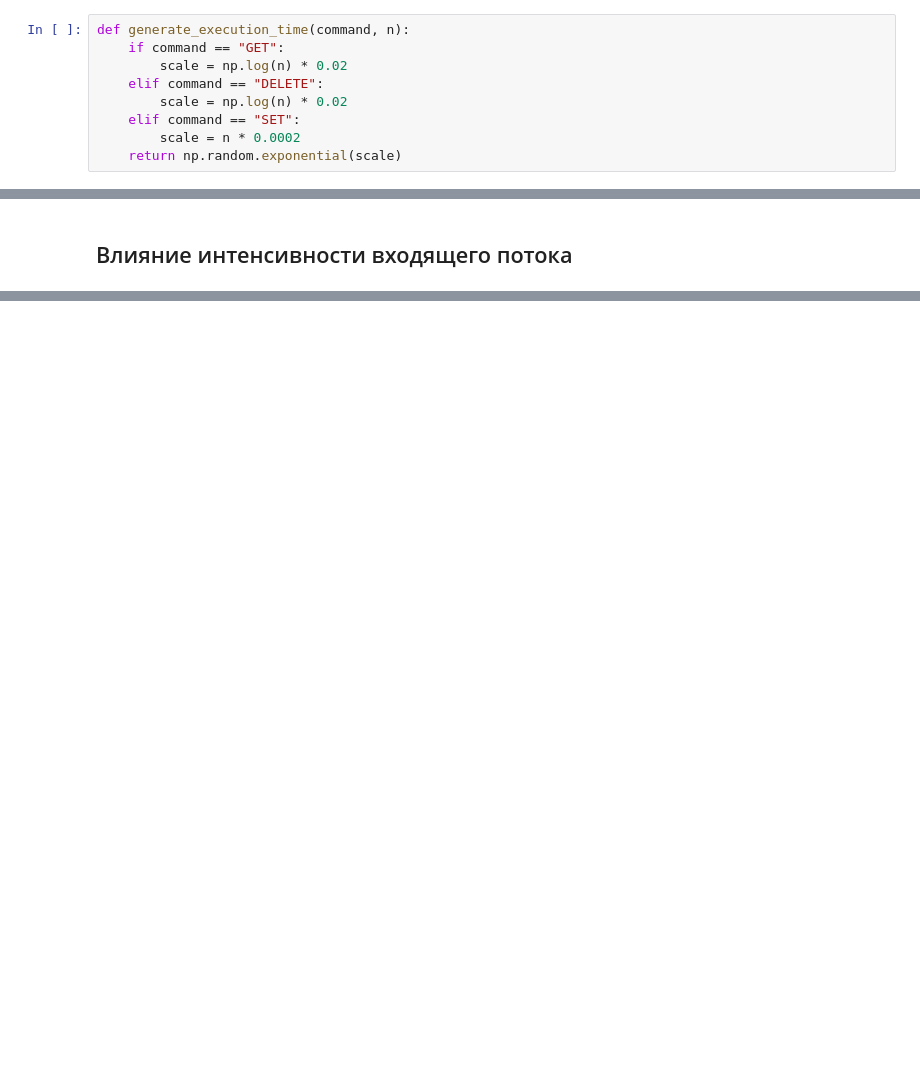
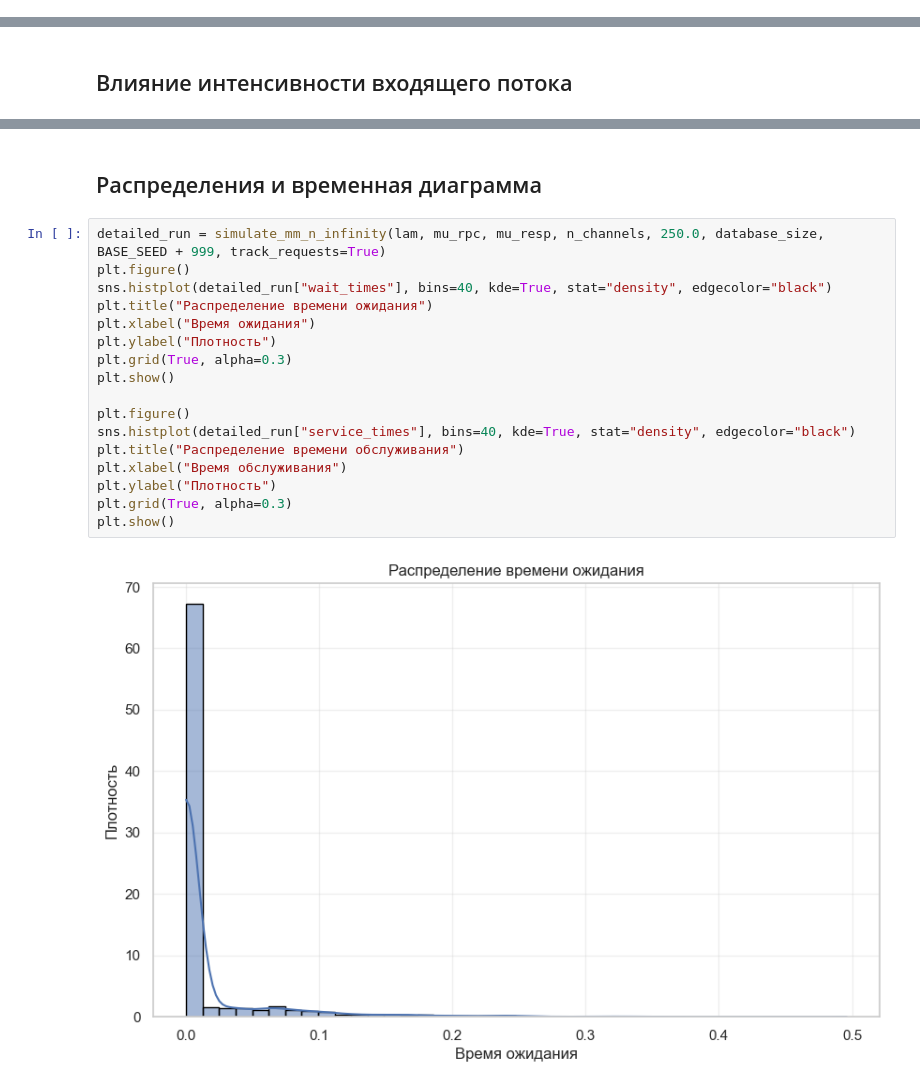
Before and after one commit to Claucdan/Queuing-Theory-ITMO-2026, a Jupyter notebook: labs/lab-2/lab2_experiments.ipynb, the cells around one changed output, grey strips where cells are left out. Cells and saved outputs as stored; diff of their text form; blank space fills up the shorter version.

```diff
--- a/labs/lab-2/lab2_experiments.ipynb
+++ b/labs/lab-2/lab2_experiments.ipynb
@@ -43,9 +0,0 @@ command_probabilities = [0.8, 0.15, 0.05]
-# %%
-def generate_execution_time(command, n):
-    if command == "GET":
-        scale = np.log(n) * 0.02
-    elif command == "DELETE":
-        scale = np.log(n) * 0.02
-    elif command == "SET":
-        scale = n * 0.0002
-    return np.random.exponential(scale)
@@ -692,0 +351,21 @@ plot_timeline_mm_n(timeline_result, T=30, n_channels=3)
+# %% [markdown]
+## Распределения и временная диаграмма
+# %%
+detailed_run = simulate_mm_n_infinity(lam, mu_rpc, mu_resp, n_channels, 250.0, database_size, BASE_SEED + 999, track_requests=True)
+plt.figure()
+sns.histplot(detailed_run["wait_times"], bins=40, kde=True, stat="density", edgecolor="black")
+plt.title("Распределение времени ожидания")
+plt.xlabel("Время ожидания")
+plt.ylabel("Плотность")
+plt.grid(True, alpha=0.3)
+plt.show()
+
+plt.figure()
+sns.histplot(detailed_run["service_times"], bins=40, kde=True, stat="density", edgecolor="black")
+plt.title("Распределение времени обслуживания")
+plt.xlabel("Время обслуживания")
+plt.ylabel("Плотность")
+plt.grid(True, alpha=0.3)
+plt.show()
+# %% [output]
+[figure, added]
```
Also changed, not shown: parts of 56 cells of this notebook, 1 other file.
